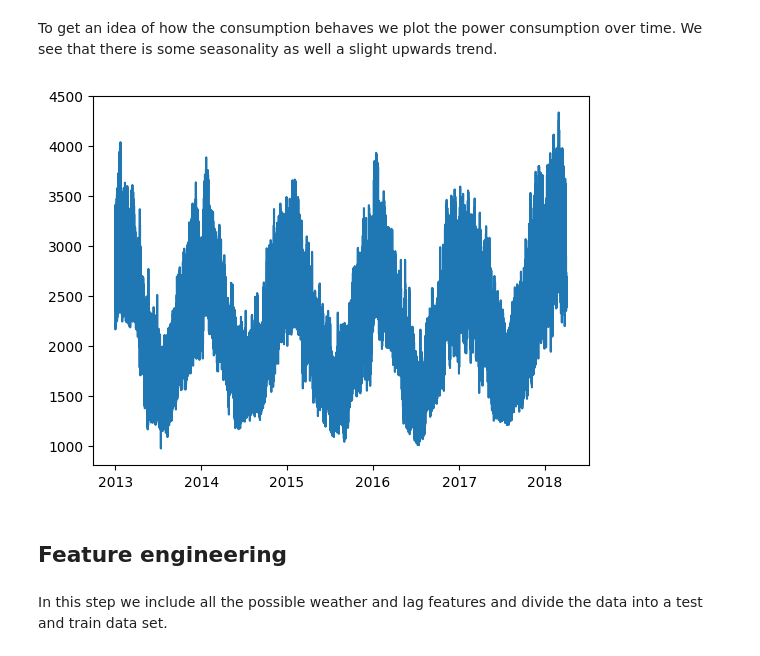
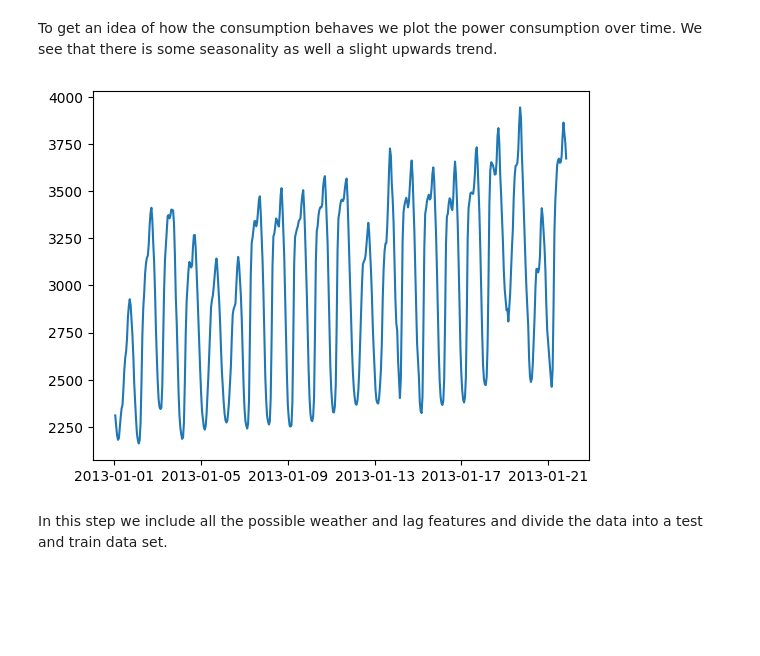
Before and after one commit to sjjtu/MAthesis, a Jupyter notebook: code/explore.ipynb, the cells around one changed output. Drawn from its saved outputs; the diff is of its cells as text; code cells hidden in the pictures; blank space fills up the shorter version.

```diff
--- a/code/explore.ipynb
+++ b/code/explore.ipynb
@@ -17,24 +16,11 @@ We import the training data set and create lagging feature based on the consumpt
 # %%
 data = pd.read_csv("ellevio-load-forecast-dataset.csv")
 data.timestamp = pd.to_datetime(data.timestamp)
-data["forecast_electricity_price"] = data.electricity_price.shift(24)
-data["forecast_wind_direction"] = data.wind_direction.shift(24)
-data["forecast_wind_speed"] = data.wind_speed.shift(24)
-data["forecast_humidity"] = data.humidity.shift(24)
-data["forecast_global_irradiance"] = data.global_irradiance.shift(24)
-data["forecast_power1"] = data.power.shift(1)
-data["forecast_power2"] = data.power.shift(2)
-data["forecast_power24"] = data.power.shift(24)
-data["forecast_power48"] = data.power.shift(48)
-data["forecast_power72"] = data.power.shift(72)
-data["forecast_power96"] = data.power.shift(96)
-data["forecast_power120"] = data.power.shift(120)
-data["forecast_power144"] = data.power.shift(144)
-data["forecast_power168"] = data.power.shift(168)
 data['Time'] = np.arange(len(data.index))
 data.holiday_flag = data.holiday_flag.replace({"Y":1, "N":0})
 data = pd.get_dummies(data)
 data = data.dropna()
+data = data[data.timestamp >= "2013-1-01 00:00:00"]
 data.info()
 # %% [output]
 <class 'pandas.core.frame.DataFrame'>
@@ -60,11 +46,9 @@ memory usage: 11.7 MB
 To get an idea of how the consumption behaves we plot the power consumption over time. We see that there is some seasonality as well a slight upwards trend.
 # %%
 plt.figure()
-plt.plot(data.timestamp, data.power)
+plt.plot(data.timestamp.head(500), data.power.head(500))
 plt.show()
 # %% [output]
-[figure, old version]
+[figure, new version]
-# %% [markdown]
-## Feature engineering
 # %% [markdown]
 In this step we include all the possible weather and lag features and divide the data into a test and train data set.
```
Also changed, not shown: parts of 8 cells of this notebook, 4 other files.
